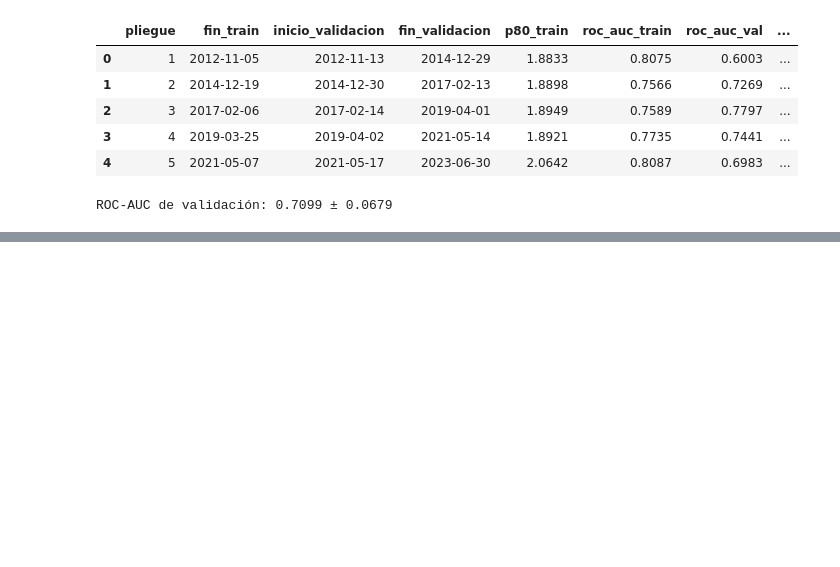
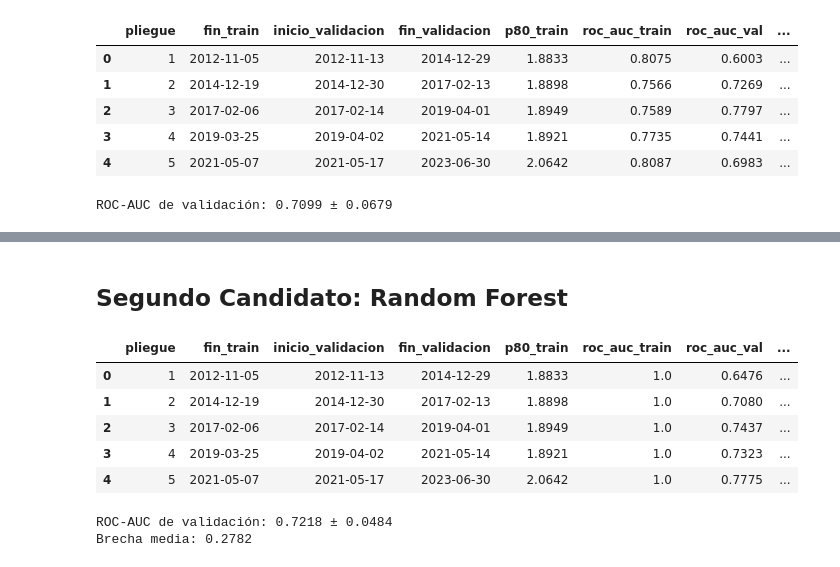
Before and after one commit to Jusevigo/pset3, a Jupyter notebook: notebooks/03_baseline_candidatos.ipynb, the cells around one changed output, grey strips where cells are left out. Drawn from its saved outputs; the diff is of its cells as text; code cells hidden in the pictures; blank space fills up the shorter version.

Commit message:
Agrega Random Forest con validación temporal y registro en MLflow

```diff
--- a/notebooks/03_baseline_candidatos.ipynb
+++ b/notebooks/03_baseline_candidatos.ipynb
@@ -594,0 +600,63 @@ NameError: name 'config_logistica' is not defined
+# %% [markdown]
+## Segundo Candidato: Random Forest
+# %%
+from sklearn.base import clone
+from sklearn.ensemble import RandomForestClassifier
+
+
+def evaluar_candidato(estimador):
+    resultados = []
+
+    for pliegue, (idx_train, idx_val) in enumerate(
+        cv_temporal.split(X_desarrollo), start=1
+    ):
+        X_train = X_desarrollo.iloc[idx_train]
+        X_val = X_desarrollo.iloc[idx_val]
+        vol_train = vol_desarrollo.iloc[idx_train]
+        vol_val = vol_desarrollo.iloc[idx_val]
+
+        p80 = vol_train.quantile(0.80)
+        y_train = vol_train.gt(p80).astype(int)
+        y_val = vol_val.gt(p80).astype(int)
+
+        pipeline = crear_pipeline(clone(estimador), columnas_numericas)
+
+        inicio = perf_counter()
+        pipeline.fit(X_train, y_train)
+        segundos_ajuste = perf_counter() - inicio
+
+        auc_train = roc_auc_score(y_train, pipeline.predict_proba(X_train)[:, 1])
+        auc_val = roc_auc_score(y_val, pipeline.predict_proba(X_val)[:, 1])
+
+        resultados.append({
+            "pliegue": pliegue,
+            "fin_train": X_train.index[-1].date(),
+            "inicio_validacion": X_val.index[0].date(),
+            "fin_validacion": X_val.index[-1].date(),
+            "p80_train": p80,
+            "roc_auc_train": auc_train,
+            "roc_auc_val": auc_val,
+            "brecha_roc_auc": auc_train - auc_val,
+            "segundos_ajuste": segundos_ajuste,
+        })
+
+    return pd.DataFrame(resultados)
+
+
+bosque = RandomForestClassifier(random_state=SEMILLA)
+resultados_bosque = evaluar_candidato(bosque)
+
+display(resultados_bosque.round(4))
+
+auc_cv = resultados_bosque["roc_auc_val"]
+print(f"ROC-AUC de validación: {auc_cv.mean():.4f} ± {auc_cv.std(ddof=1):.4f}")
+print(f"Brecha media: {resultados_bosque['brecha_roc_auc'].mean():.4f}")
+# %% [output]
+|  | pliegue | fin_train | inicio_validacion | fin_validacion | p80_train | roc_auc_train | roc_auc_val | ... |
+| 0 | 1 | 2012-11-05 | 2012-11-13 | 2014-12-29 | 1.8833 | 1.0 | 0.6476 | ... |
+| 1 | 2 | 2014-12-19 | 2014-12-30 | 2017-02-13 | 1.8898 | 1.0 | 0.7080 | ... |
+| 2 | 3 | 2017-02-06 | 2017-02-14 | 2019-04-01 | 1.8949 | 1.0 | 0.7437 | ... |
+| 3 | 4 | 2019-03-25 | 2019-04-02 | 2021-05-14 | 1.8921 | 1.0 | 0.7323 | ... |
+| 4 | 5 | 2021-05-07 | 2021-05-17 | 2023-06-30 | 2.0642 | 1.0 | 0.7775 | ... |
+ROC-AUC de validación: 0.7218 ± 0.0484
+Brecha media: 0.2782
```
Also changed, not shown: parts of 2 cells of this notebook.
